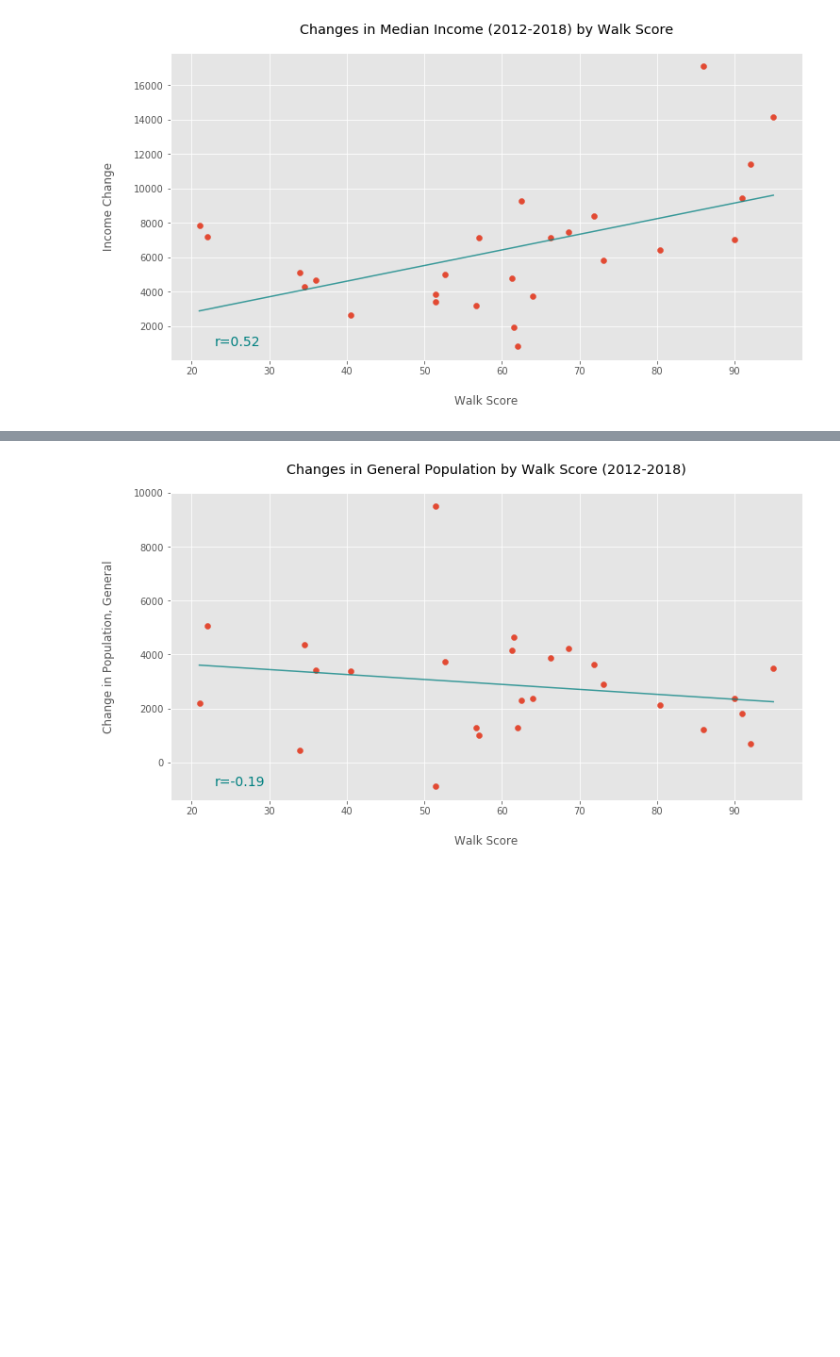
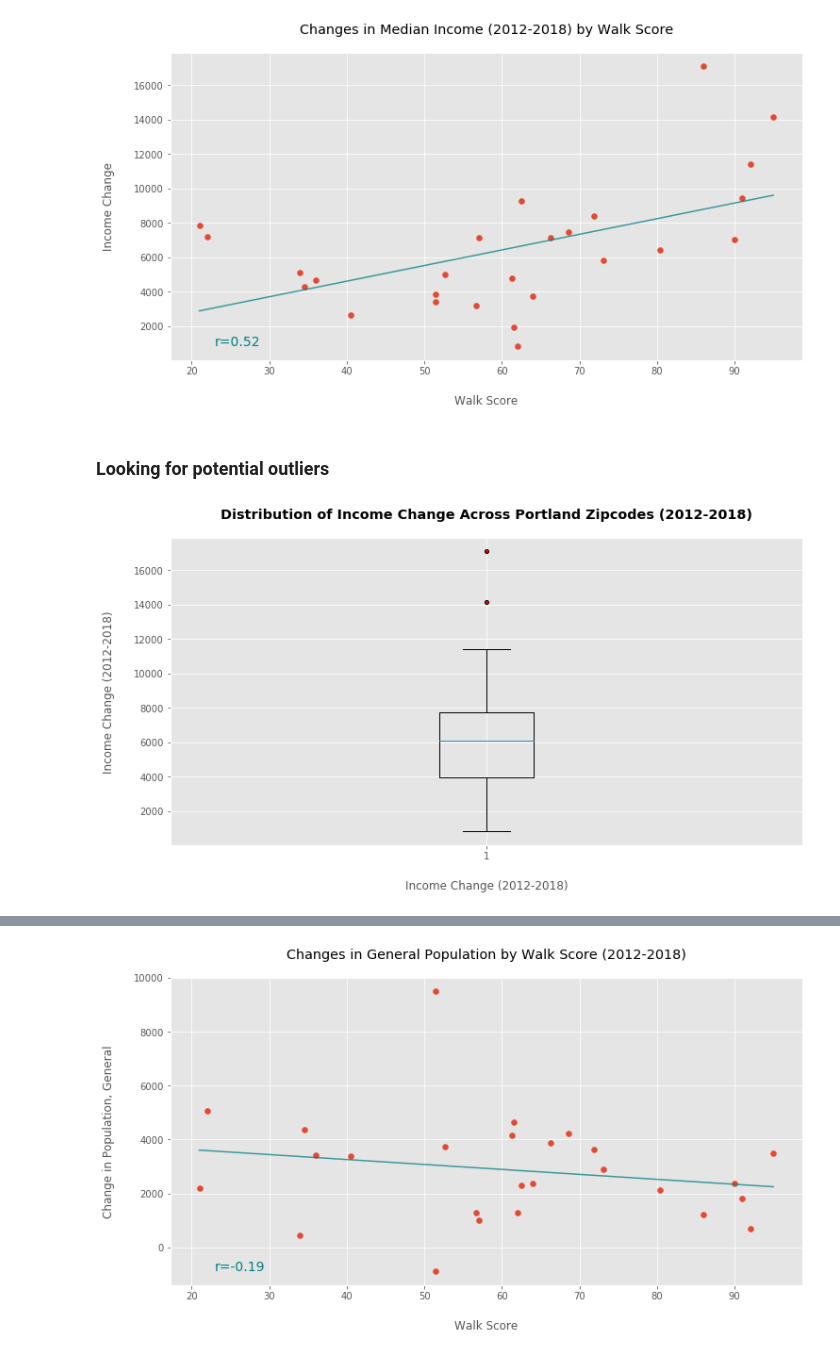
Before and after one commit to troypramsey/WalkabilityRaceIncome_InPortland_2012-2018, a Jupyter notebook: Scatterplots and Regressions.ipynb, the cells around one changed output, grey strips where cells are left out. Saved outputs shown, nothing was run; the diff lists cells and outputs as text; code cells hidden in the pictures; blank space fills up the shorter version.

Commit message:
outlier testing for median income scatterplots

```diff
--- a/Scatterplots and Regressions.ipynb
+++ b/Scatterplots and Regressions.ipynb
@@ -51,3 +53,22 @@ plt.savefig(path, format='png')
 plt.show()
 # %% [output]
 [figure]
+# %% [markdown]
+### Looking for potential outliers
+# %%
+median_income_df = data_walk_sorted[['Zipcode', 'Walk Score', 'Income Change']]
+
+markers = dict(marker='.', markerfacecolor='red', markersize=8)
+
+fig1, ax1 = plt.subplots(figsize=(12,6))
+ax1.boxplot(median_income_df['Income Change'], flierprops=markers)
+ax1.set_title('Distribution of Income Change Across Portland Zipcodes (2012-2018)', fontweight='bold', pad=20)
+ax1.set_xlabel('Income Change (2012-2018)', labelpad=20, fontsize='large')
+ax1.set_ylabel('Income Change (2012-2018)', labelpad=20, fontsize='large')
+
+path = f'Scatterplot Output/median_income_boxplot.png'
+plt.savefig(path, format='png')
+
+plt.show()
+# %% [output]
+[figure, added]
```
Also changed, not shown: parts of 7 cells of this notebook, 2 other files.
